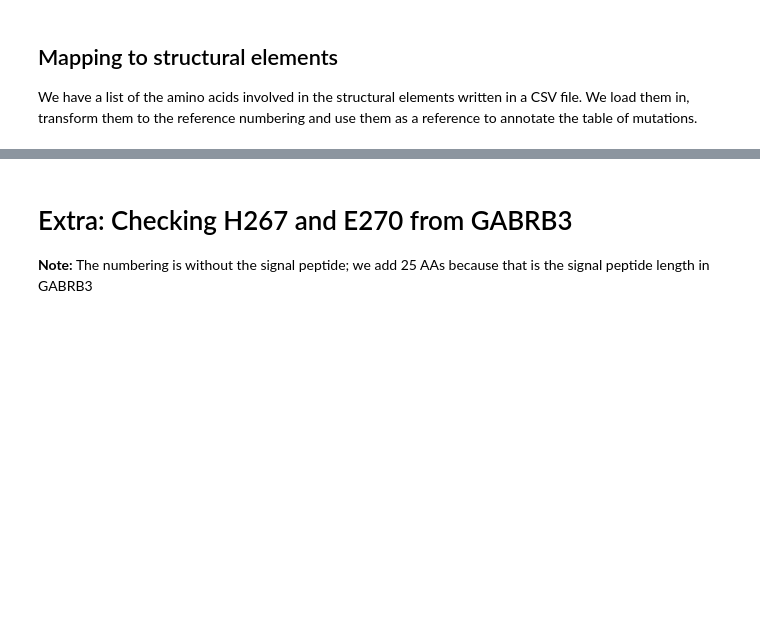
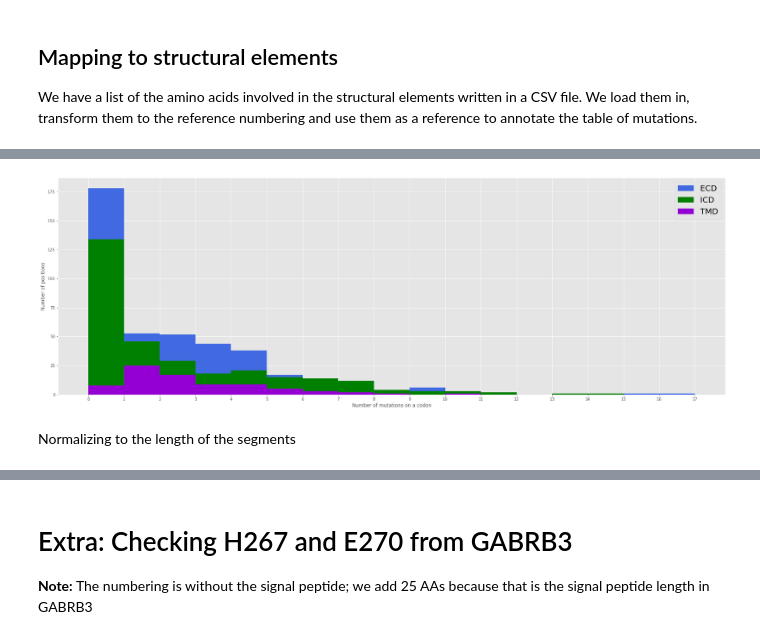
Before and after one commit to JureFabjan/gnomAD, a Jupyter notebook: Processing.ipynb, the cells around one changed output, grey strips where cells are left out. Saved outputs shown, nothing was run; the diff lists cells and outputs as text; code cells hidden in the pictures; blank space fills up the shorter version.

```diff
--- a/Processing.ipynb
+++ b/Processing.ipynb
@@ -638,0 +706,13 @@ fig.show()
+# %%
+pyplot.hist(x["Count"][x["Region"] == "ECD"], bins = range(0, int(max(x["Count"]))), color="royalblue", lw=0, label="ECD")
+pyplot.hist(x["Count"][x["Region"] == "ICD"], bins = range(0, int(max(x["Count"]))), color="green", lw=0, label="ICD")
+pyplot.hist(x["Count"][x["Region"].isin(("TM1", "TM2", "TM3", "TM4"))], bins = range(0, int(max(x["Count"]))), color="darkviolet", lw=0, label="TMD")
+pyplot.xticks(range(0, int(max(x["Count"]))))
+pyplot.xlabel("Number of mutations on a codon")
+pyplot.ylabel("Number of positions")
+pyplot.legend(prop={"size": 20})
+pyplot.show()
+# %% [output]
+[figure, added]
+# %% [markdown]
+Normalizing to the length of the segments
```
Also changed, not shown: parts of 37 cells of this notebook, 2 other files.
